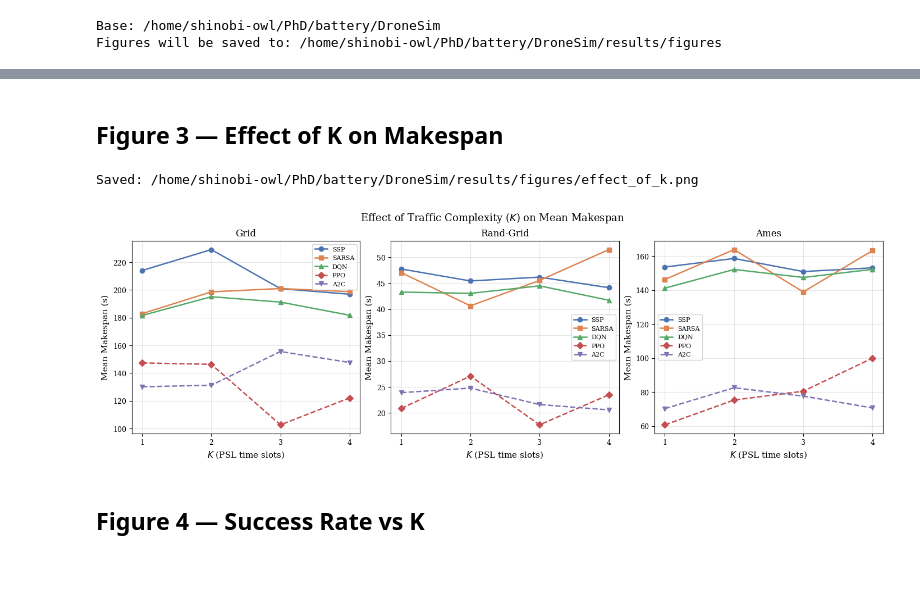
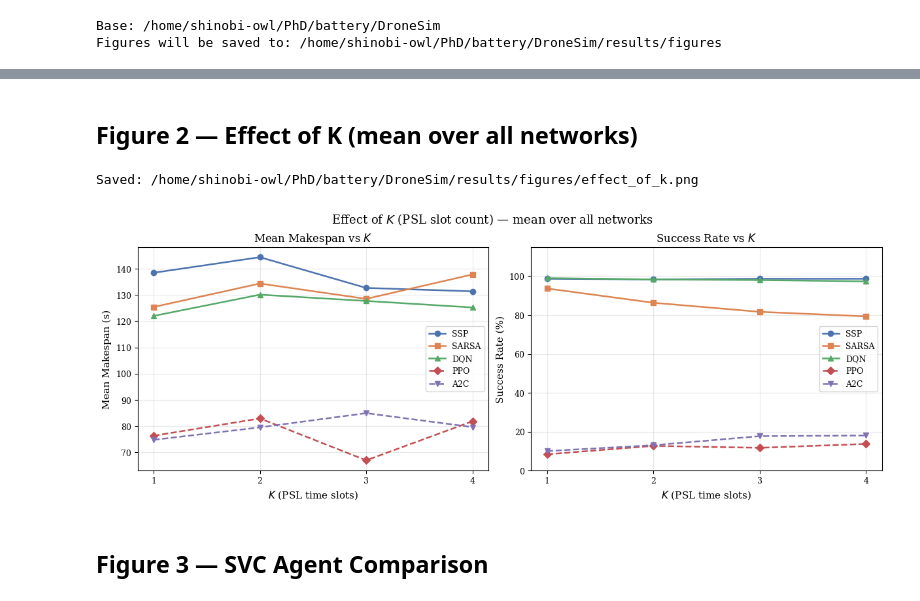
Before and after one commit to shinobi-wolf/FleetNav, a Jupyter notebook: notebooks/trsp_thesis_figures.ipynb, the cells around one changed output, grey strips where cells are left out. Saved outputs shown, nothing was run; the diff lists cells and outputs as text; code cells hidden in the pictures; blank space fills up the shorter version.

```diff
--- a/notebooks/trsp_thesis_figures.ipynb
+++ b/notebooks/trsp_thesis_figures.ipynb
@@ -58,20 +56,0 @@ BAR_COLORS = ['#4c72b0', '#dd8452', '#55a868']  # one per network
-# %%
-def load_train_log(policy_id):
-    path = RUNS / policy_id / 'train_log.csv'
-    if not path.exists():
-        print(f'  [skip] no train_log for {policy_id}')
-        return None
-    df = pd.read_csv(path)
-    df.columns = [c.strip() for c in df.columns]
-    return df
-
-def smooth(y, window):
-    return pd.Series(y).rolling(window, min_periods=1).mean().values
-
-# Load all K=1 logs
-train_data = {}
-for algo, nets in TRAIN_K1.items():
-    train_data[algo] = {}
-    for net, pid in nets.items():
-        df = load_train_log(pid)
-        train_data[algo][net] = df
@@ -214,35 +124,37 @@ Saved: /home/shinobi-owl/PhD/battery/DroneSim/results/figures/makespan_k1.png
 # %% [markdown]
-## Figure 3 — Effect of K on Makespan
+## Figure 2 — Effect of K (mean over all networks)
 # %%
-fig, axes = plt.subplots(1, 3, figsize=(14, 4.5), constrained_layout=True)
-fig.suptitle('Effect of Traffic Complexity ($K$) on Mean Makespan', fontsize=13)
+k_avg = df_psl.groupby(['K', 'agent'])[['makespan_mean', 'success_pct']].mean().reset_index()
 
-for ax, net in zip(axes, NET_ORDER):
-    for algo, (ls, marker, color) in ALGO_STYLES.items():
-        Ks, means = [], []
-        for k in [1, 2, 3, 4]:
-            row = df_test[(df_test['network_name'] == net) &
-                          (df_test['K'] == k) &
-                          (df_test['algo_label'] == algo)]
-            if len(row) > 0:
-                Ks.append(k)
-                means.append(row['makespan_mean'].values[0])
-        ax.plot(Ks, means, linestyle=ls, marker=marker, color=color,
-                label=algo, linewidth=1.8, markersize=6)
-    ax.set_title(NET_DISPLAY[net])
+fig, axes = plt.subplots(1, 2, figsize=(12, 4.5), constrained_layout=True)
+fig.suptitle('Effect of $K$ (PSL slot count) — mean over all networks', fontsize=13)
+
+for algo in PSL_ALGO_ORDER:
+    ls, marker, color = K_STYLES[algo]
+    sub = k_avg[k_avg['agent'] == algo].sort_values('K')
+    axes[0].plot(sub['K'], sub['makespan_mean'], linestyle=ls, marker=marker,
+                 color=color, label=algo, linewidth=1.8, markersize=6)
+    axes[1].plot(sub['K'], sub['success_pct'],   linestyle=ls, marker=marker,
+                 color=color, label=algo, linewidth=1.8, markersize=6)
+
+for ax, ylabel, title in zip(axes,
+        ['Mean Makespan (s)', 'Success Rate (%)'],
+        ['Mean Makespan vs $K$', 'Success Rate vs $K$']):
     ax.set_xlabel('$K$ (PSL time slots)')
-    ax.set_ylabel('Mean Makespan (s)')
+    ax.set_ylabel(ylabel)
+    ax.set_title(title)
     ax.set_xticks([1, 2, 3, 4])
-    ax.legend(fontsize=8)
+    ax.legend(fontsize=9)
     ax.grid(True, alpha=0.3)
+axes[1].set_ylim(0, 115)
 
 out = FIG_DIR / 'effect_of_k.png'
 fig.savefig(out, bbox_inches='tight', dpi=150)
 print('Saved:', out)
 plt.show()
 # %% [output]
 Saved: /home/shinobi-owl/PhD/battery/DroneSim/results/figures/effect_of_k.png
-[figure, old version]
+[figure, new version]
 # %% [markdown]
-## Figure 4 — Success Rate vs K
+## Figure 3 — SVC Agent Comparison
 # %%
```
Also changed, not shown: parts of 11 cells of this notebook, 4 other files.
